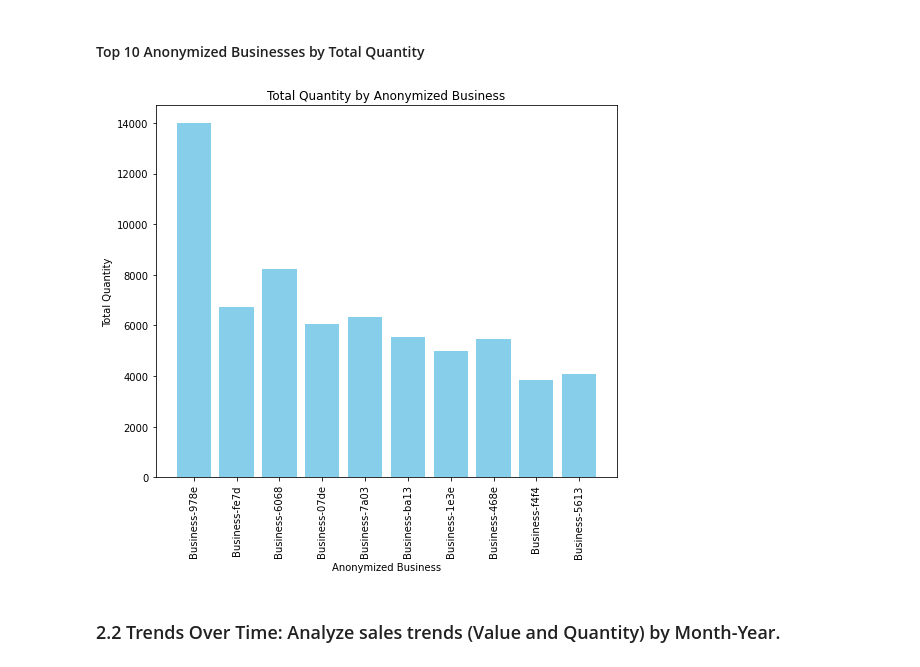
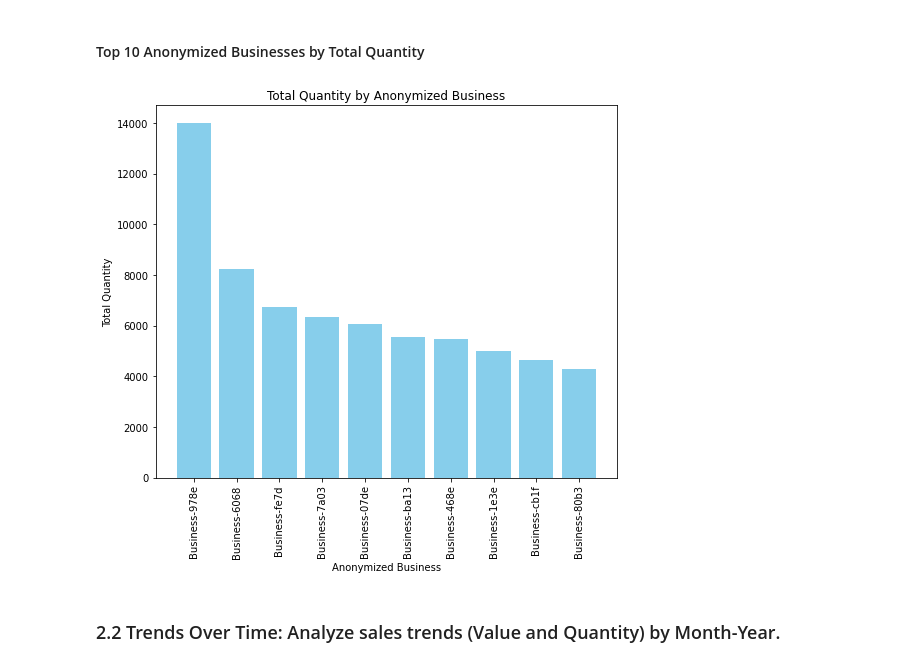
Before and after one commit to wambuiGicheha/kwanza_tukule_TechAssement, a Jupyter notebook: index.ipynb, the cells around one changed output. Cells and saved outputs as stored; diff of their text form; code cells hidden in the pictures.

```diff
--- a/index.ipynb
+++ b/index.ipynb
@@ -370,3 +370,14 @@ business_grouped.head(10)
 | 1385 | Business-468e | 5450 | 12546597 |
 | 4585 | Business-f4f4 | 3852 | 11952941 |
 | 1674 | Business-5613 | 4089 | 11895552 |
+# %%
+# Calculate total Quantity and Value grouped by Anonymized Business
+business_grouped_qt = kt_clean_df.groupby('anonymized_business').agg({'quantity': 'sum', 'total_value': 'sum'}).reset_index()
+
+
+# Sort the grouped dataframe by total value in descending order
+business_grouped_qt= business_grouped.sort_values(by='quantity', ascending=False)
+
+
+# Display the grouped data
+business_grouped_qt.head(10)
@@ -394,18 +417,18 @@ plt.show()
 # %%
 # Plot total Quantity and Value grouped by Anonymized Business
 plt.figure(figsize=(14, 7))
 
 # Total Quantity by Anonymized Business
 plt.subplot(1, 2, 1)
-plt.bar(business_grouped['anonymized_business'][:10], business_grouped['quantity'][:10], color='skyblue')
+plt.bar(business_grouped_qt['anonymized_business'][:10], business_grouped_qt['quantity'][:10], color='skyblue')
 plt.xlabel('Anonymized Business')
 plt.ylabel('Total Quantity')
 plt.title('Total Quantity by Anonymized Business')
 plt.xticks(rotation=90)
 plt.tight_layout()
 plt.show()
 # %% [output]
-[figure, old version]
+[figure, new version]
 # %% [markdown]
 ### 2.2 Trends Over Time: Analyze sales trends (Value and Quantity) by Month-Year.
 # %% [markdown]
```
Also changed, not shown: parts of 4 cells of this notebook.
